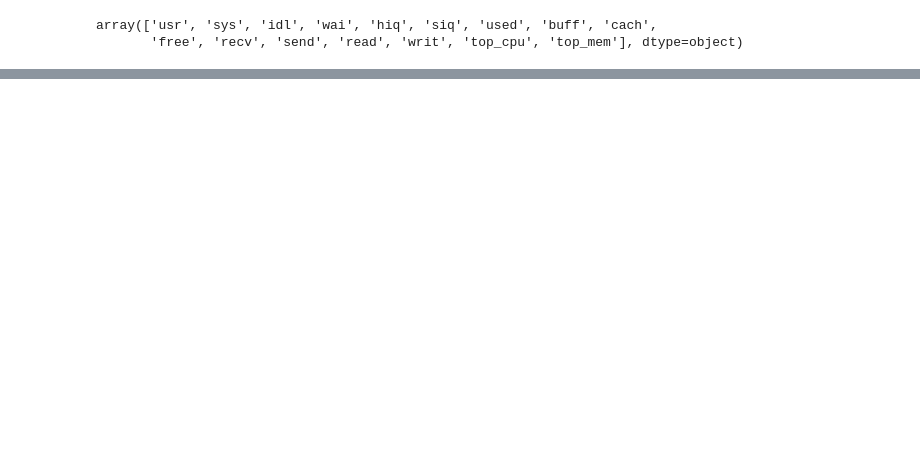
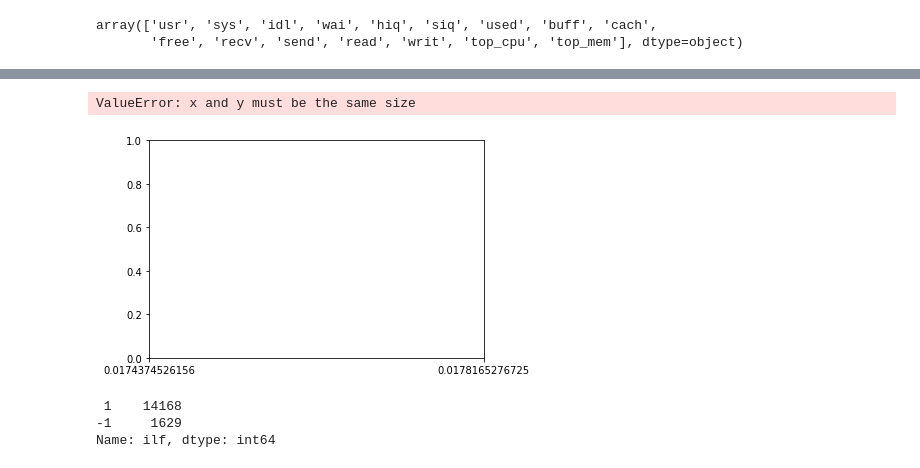
Before and after one commit to zhiyedan/cmserver-jupyter, a Jupyter notebook: timeSeries/cm_monitor_analy/analysis/namenode.ipynb, the cells around one changed output, grey strips where cells are left out. Drawn from its saved outputs; the diff is of its cells as text; code cells hidden in the pictures; blank space fills up the shorter version.

```diff
--- a/timeSeries/cm_monitor_analy/analysis/namenode.ipynb
+++ b/timeSeries/cm_monitor_analy/analysis/namenode.ipynb
@@ -27,0 +49,13 @@ plt.show()
+# %%
+from sklearn.ensemble import IsolationForest
+from sklearn import preprocessing
+
+tmp_data=data.loc[:,['usr','used']]
+
+# normalize the dataset
+scaler = preprocessing.MinMaxScaler()
+tmp_data['norm_usr'] = scaler.fit_transform(tmp_data['usr'].values.reshape(-1,1))
+tmp_data['norm_used'] = scaler.fit_transform(tmp_data['used'].values.reshape(-1,1))
+ilf = IsolationForest(n_estimators=100,n_jobs=-1,verbose=2)
+ilf.fit(tmp_data['norm_usr'].values.reshape(-1,1))
+tmp_data['ilf'] = ilf.predict(tmp_data['norm_usr'].values.reshape(-1,1))
@@ -27,0 +120,14 @@ plt.show()
+# %%
+plt.scatter(tmp_data[tmp_data['ilf']==1],1,color='r')
+plt.scatter(tmp_data[tmp_data['ilf']==-1],1,color='m', alpha=0.5)
+plt.gcf().set_size_inches(18,8)
+plt.show()
+# %% [output]
+ValueError: x and y must be the same size
+[figure, added]
+# %%
+tmp_data['ilf'].value_counts()
+# %% [output]
+ 1    14168
+-1     1629
+Name: ilf, dtype: int64
```
Also changed, not shown: parts of 6 cells of this notebook, 2 other files.
